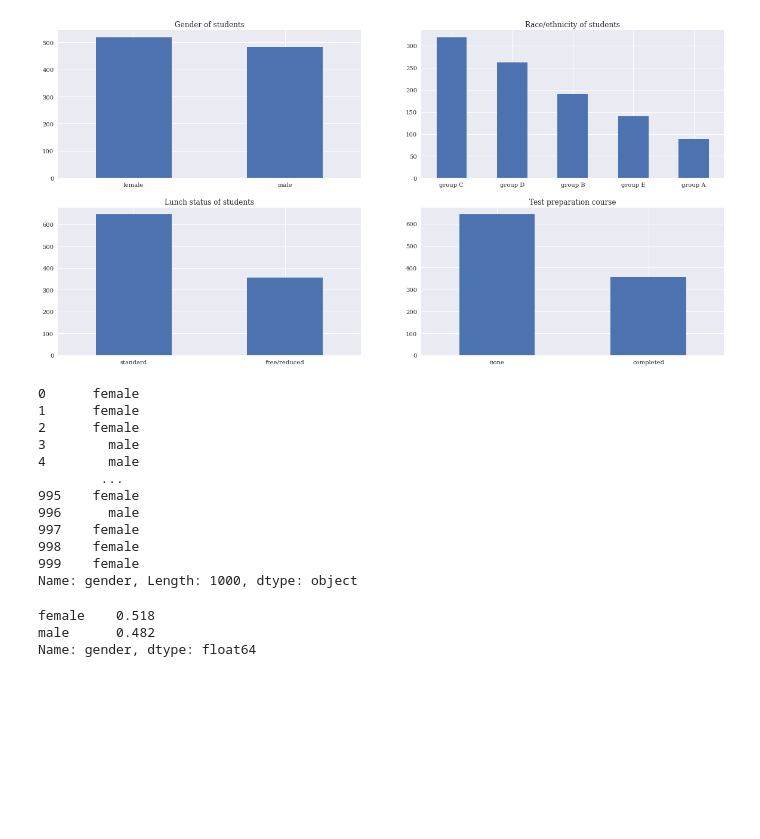
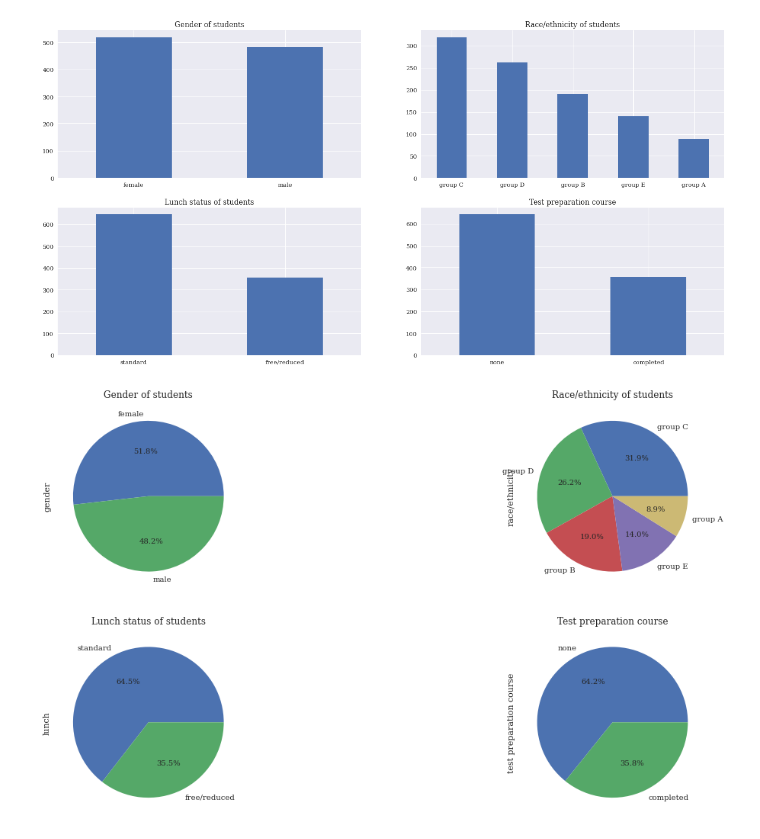
Before and after one commit to caiquemiranda/EDA-Exploratory-Data-Analysis-python, a Jupyter notebook: EDA-Student-perfomace.ipynb, the cells around one changed output. Cells and saved outputs as stored; diff of their text form; code cells hidden in the pictures; blank space fills up the shorter version.

Commit message:
visualização001

```diff
--- a/EDA-Student-perfomace.ipynb
+++ b/EDA-Student-perfomace.ipynb
@@ -137,24 +140,23 @@ students['test preparation course'].value_counts().plot(kind='bar', title='Test
 plt.xticks(rotation=0);
 # %% [output]
 [figure]
-# %%
-students['gender']
-# %% [output]
-0      female
-1      female
-2      female
-3        male
-4        male
-        ...
-995    female
-996      male
-997    female
-998    female
-999    female
-Name: gender, Length: 1000, dtype: object
-# %%
-students['gender'].value_counts('male')
-# %% [output]
-female    0.518
-male      0.482
-Name: gender, dtype: float64
+# %%
+plt.subplot(221)
+students['gender'].value_counts().plot(kind='pie', title='Gender of students', autopct='%1.1f%%', figsize=(20, 10))
+plt.xticks(rotation=0)
+
+plt.subplot(222)
+students['race/ethnicity'].value_counts().plot(kind='pie', title='Race/ethnicity of students', autopct='%1.1f%%')
+plt.xticks(rotation=0)
+
+plt.subplot(223)
+students['lunch'].value_counts().plot(kind='pie', title='Lunch status of students', autopct='%1.1f%%')
+plt.xticks(rotation=0)
+
+plt.subplot(224)
+students['test preparation course'].value_counts().plot(kind='pie', title='Test preparation course', autopct='%1.1f%%')
+plt.xticks(rotation=0);
+
+plt.show()
+# %% [output]
+[figure, added]
```
Also changed, not shown: parts of 13 cells of this notebook.
